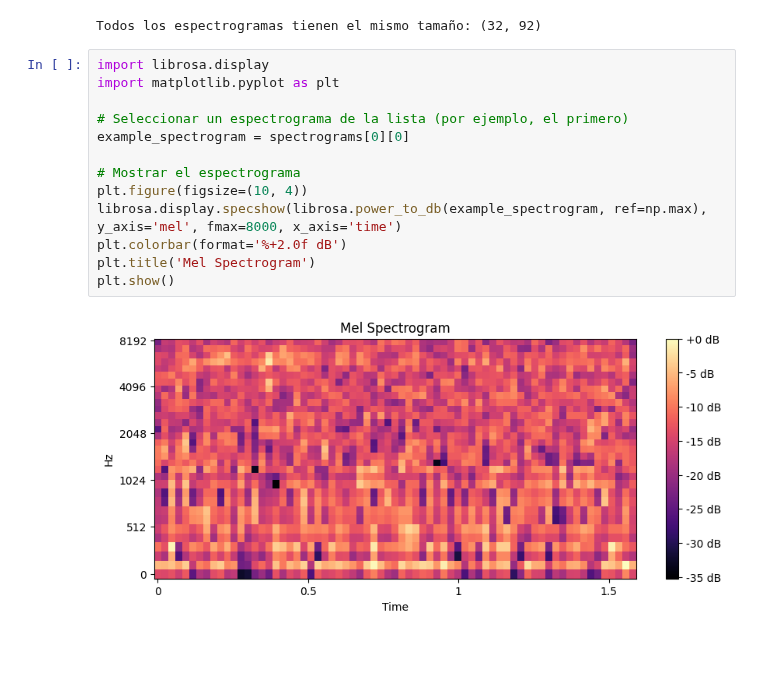
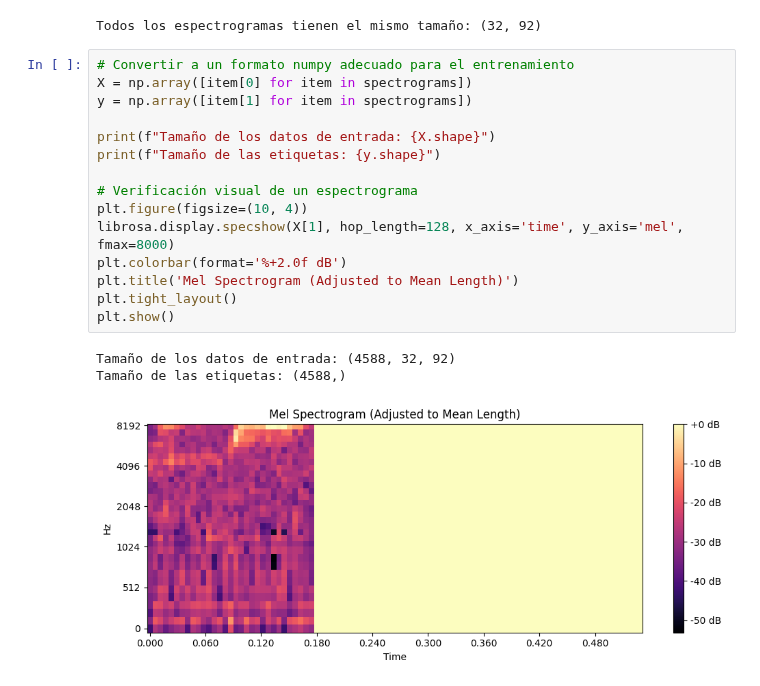
Before and after one commit to 288756/VisArtificial, a Jupyter notebook: Aprofundo.ipynb, the cells around one changed output. Saved outputs shown, nothing was run; the diff lists cells and outputs as text; blank space fills up the shorter version.

```diff
--- a/Aprofundo.ipynb
+++ b/Aprofundo.ipynb
@@ -216,18 +205,22 @@ else:
     print(f"Los espectrogramas tienen diferentes tamaños: {unique_shapes}")
 # %% [output]
 Todos los espectrogramas tienen el mismo tamaño: (32, 92)
-# %%
-import librosa.display
-import matplotlib.pyplot as plt
-
-# Seleccionar un espectrograma de la lista (por ejemplo, el primero)
-example_spectrogram = spectrograms[0][0]
-
-# Mostrar el espectrograma
-plt.figure(figsize=(10, 4))
-librosa.display.specshow(librosa.power_to_db(example_spectrogram, ref=np.max), y_axis='mel', fmax=8000, x_axis='time')
-plt.colorbar(format='%+2.0f dB')
-plt.title('Mel Spectrogram')
-plt.show()
-# %% [output]
-[figure, removed]
+# %%
+# Convertir a un formato numpy adecuado para el entrenamiento
+X = np.array([item[0] for item in spectrograms])
+y = np.array([item[1] for item in spectrograms])
+
+print(f"Tamaño de los datos de entrada: {X.shape}")
+print(f"Tamaño de las etiquetas: {y.shape}")
+
+# Verificación visual de un espectrograma
+plt.figure(figsize=(10, 4))
+librosa.display.specshow(X[1], hop_length=128, x_axis='time', y_axis='mel', fmax=8000)
+plt.colorbar(format='%+2.0f dB')
+plt.title('Mel Spectrogram (Adjusted to Mean Length)')
+plt.tight_layout()
+plt.show()
+# %% [output]
+Tamaño de los datos de entrada: (4588, 32, 92)
+Tamaño de las etiquetas: (4588,)
+[figure, added]
```
Also changed, not shown: parts of 3 cells of this notebook.
